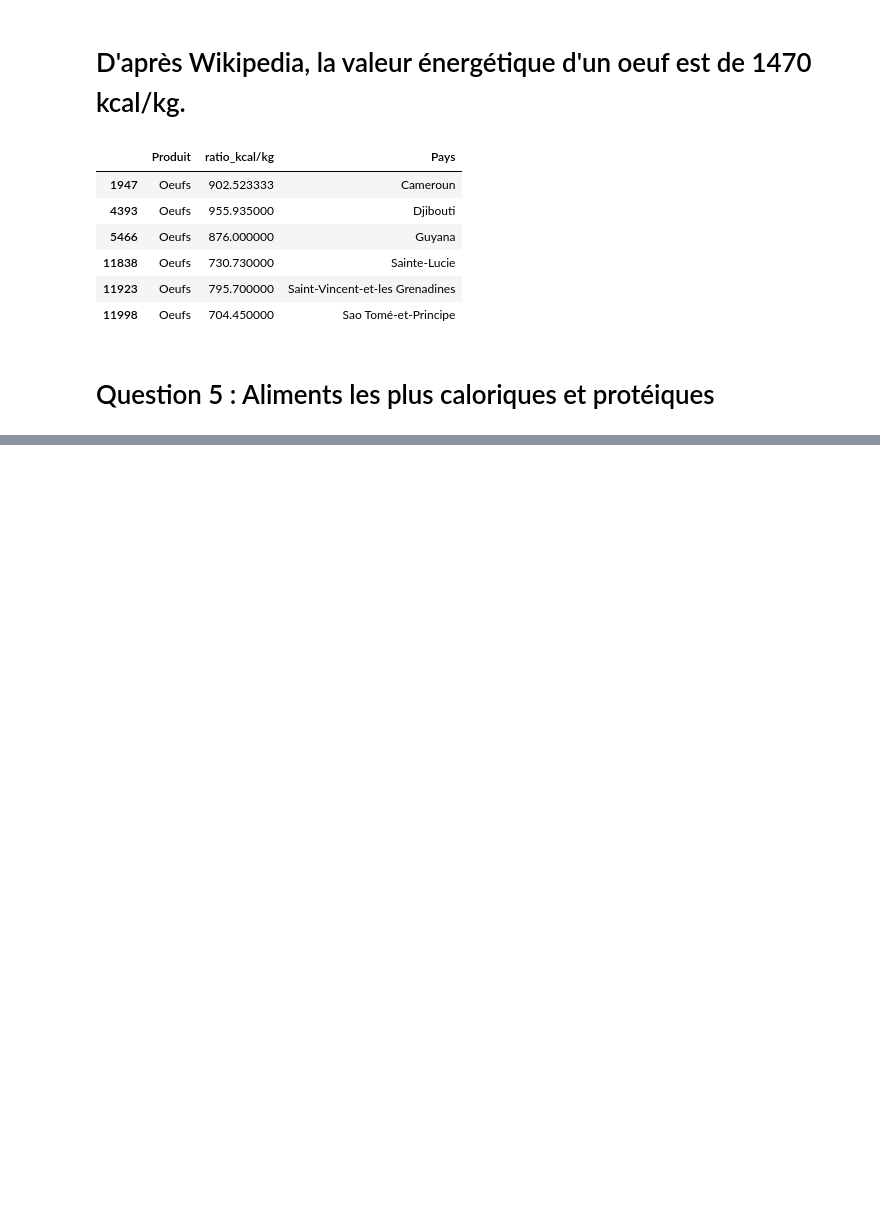
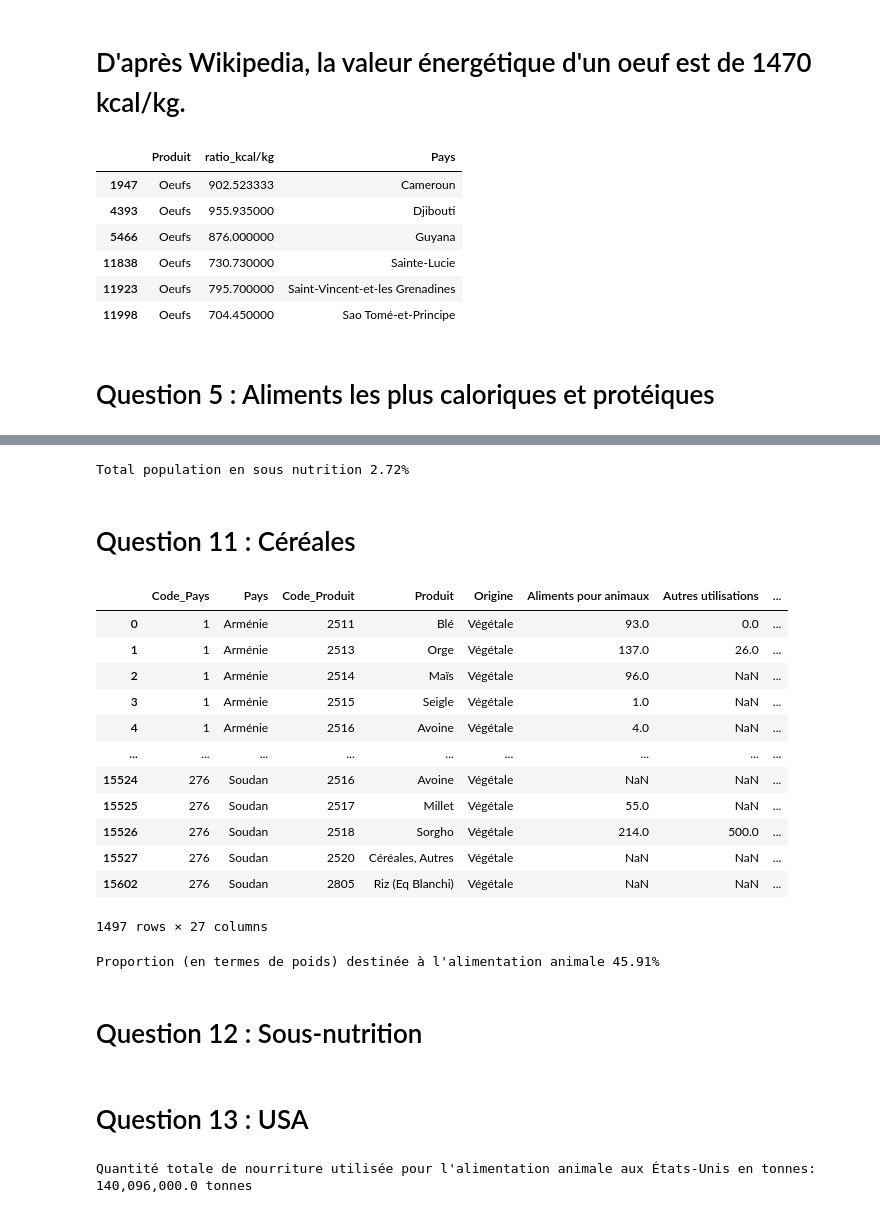
Before and after one commit to Lorenzo1208/Brief_fao, a Jupyter notebook: FAO.ipynb, the cells around one changed output, grey strips where cells are left out. Saved outputs shown, nothing was run; the diff lists cells and outputs as text; code cells hidden in the pictures; blank space fills up the shorter version.

```diff
--- a/FAO.ipynb
+++ b/FAO.ipynb
@@ -402,2 +416,4 @@ Question 6 : Dispo. intérieure mondiale des végétaux
+# %%
+aliments_df.drop(aliments_df[aliments_df['Pays'] == 'Chine'].index, inplace=True)
 # %%
 #on récupère uniquement les aliments d'origine végétale
@@ -414,0 +516,46 @@ dtype: float64
+# %%
+proportion_sous_alimentation = sous_alimentation_df[sous_alimentation_df['Année'] == '2012-2014'].copy()
+proportion_sous_alimentation['Valeur'] = pd.to_numeric(proportion_sous_alimentation['Valeur'], errors='coerce')
+proportion_sous_alimentation['total_sous_nutrition'] = proportion_sous_alimentation['Valeur'] * 1000000
+
+proportion_sous_alimentation = proportion_sous_alimentation.merge(population_df, on='Pays', how='right')
+proportion_sous_alimentation['population'] = proportion_sous_alimentation['population'] * 1000
+ratio_sous_nutrition = proportion_sous_alimentation['total_sous_nutrition'].sum()/proportion_sous_alimentation['population'].sum()
+
+print("Total population en sous nutrition","%.2f%%" % (ratio_sous_nutrition * 100))
+# %% [output]
+Total population en sous nutrition 2.72%
+# %% [markdown]
+# Question 11 : Céréales
+# %%
+# Ajout de la colonne "type_cereal" à la liste qui prend seulement les produit de type céreal
+aliments_df['type_cereal'] = aliments_df['Produit'].isin(list(cereals_df['Produit']))
+liste_cereal = aliments_df[aliments_df['type_cereal'] == True]
+liste_cereal
+# %% [output]
+|  | Code_Pays | Pays | Code_Produit | Produit | Origine | Aliments pour animaux | Autres utilisations | ... |
+| 0 | 1 | Arménie | 2511 | Blé | Végétale | 93.0 | 0.0 | ... |
+| 1 | 1 | Arménie | 2513 | Orge | Végétale | 137.0 | 26.0 | ... |
+| 2 | 1 | Arménie | 2514 | Maïs | Végétale | 96.0 | NaN | ... |
+| 3 | 1 | Arménie | 2515 | Seigle | Végétale | 1.0 | NaN | ... |
+| 4 | 1 | Arménie | 2516 | Avoine | Végétale | 4.0 | NaN | ... |
+| ... | ... | ... | ... | ... | ... | ... | ... | ... |
+| 15524 | 276 | Soudan | 2516 | Avoine | Végétale | NaN | NaN | ... |
+| 15525 | 276 | Soudan | 2517 | Millet | Végétale | 55.0 | NaN | ... |
+| 15526 | 276 | Soudan | 2518 | Sorgho | Végétale | 214.0 | 500.0 | ... |
+| 15527 | 276 | Soudan | 2520 | Céréales, Autres | Végétale | NaN | NaN | ... |
+| 15602 | 276 | Soudan | 2805 | Riz (Eq Blanchi) | Végétale | NaN | NaN | ... |
+1497 rows × 27 columns
+# %%
+# on ne prend que les types cereal type_cereal == True
+type_cereal_df = aliments_df[aliments_df['type_cereal']]
+type_cereal_alimentation = type_cereal_df[(type_cereal_df['Aliments pour animaux'] > 0) | (type_cereal_df['Nourriture'] > 0)]
+cereal_nourriture_animale = type_cereal_alimentation['Aliments pour animaux'].sum()
+cereal_nourriture = type_cereal_alimentation['Nourriture'].sum() + cereal_nourriture_animale
+print("Proportion (en termes de poids) destinée à l'alimentation animale","%.2f%%" % ((cereal_nourriture_animale/cereal_nourriture) * 100))
+# %% [output]
+Proportion (en termes de poids) destinée à l'alimentation animale 45.91%
+# %% [markdown]
+# Question 12 : Sous-nutrition
+# %% [markdown]
+# Question 13 : USA
@@ -414,0 +565,4 @@ dtype: float64
+# %%
+print(f"Quantité totale de nourriture utilisée pour l'alimentation animale aux États-Unis en tonnes: {cereal_alimentation_animaux_usa:,} tonnes")
+# %% [output]
+Quantité totale de nourriture utilisée pour l'alimentation animale aux États-Unis en tonnes: 140,096,000.0 tonnes
```
Also changed, not shown: parts of 31 cells of this notebook.
